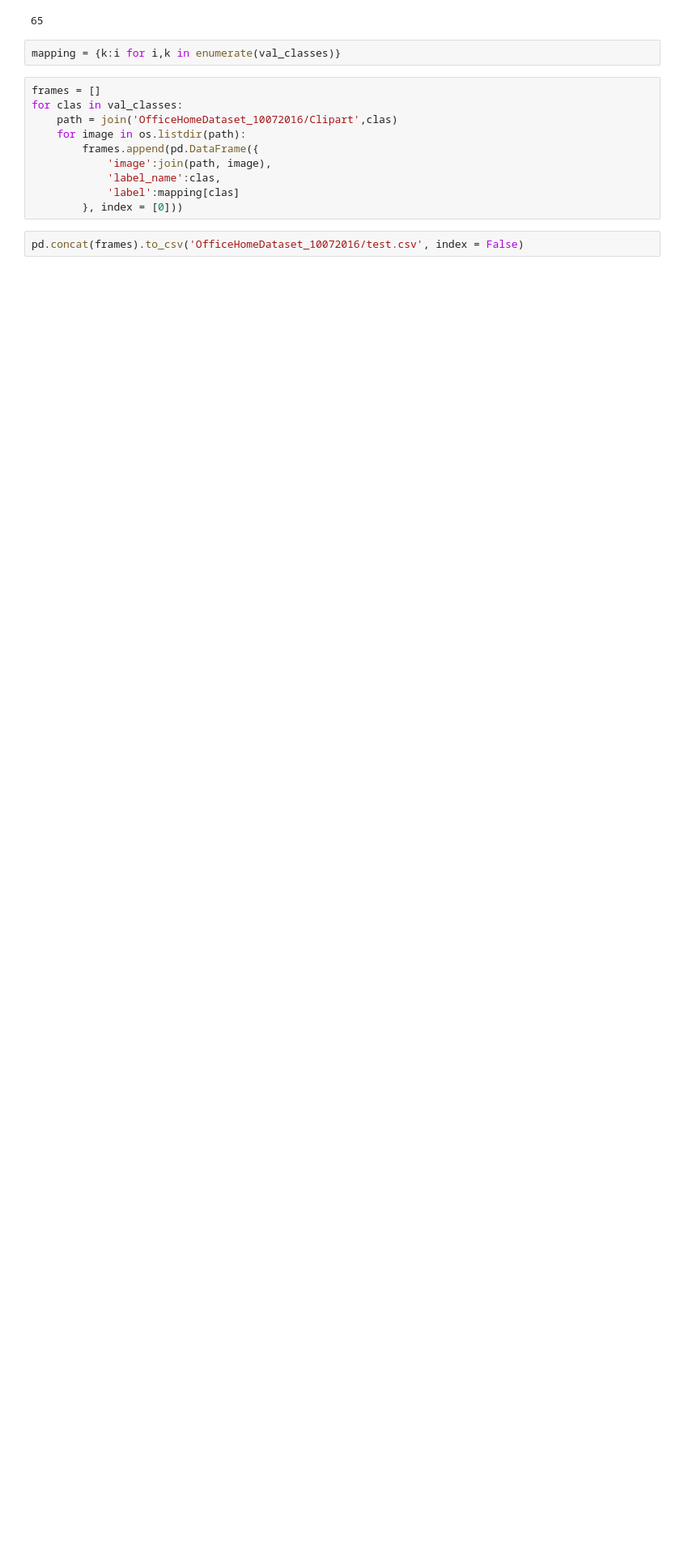
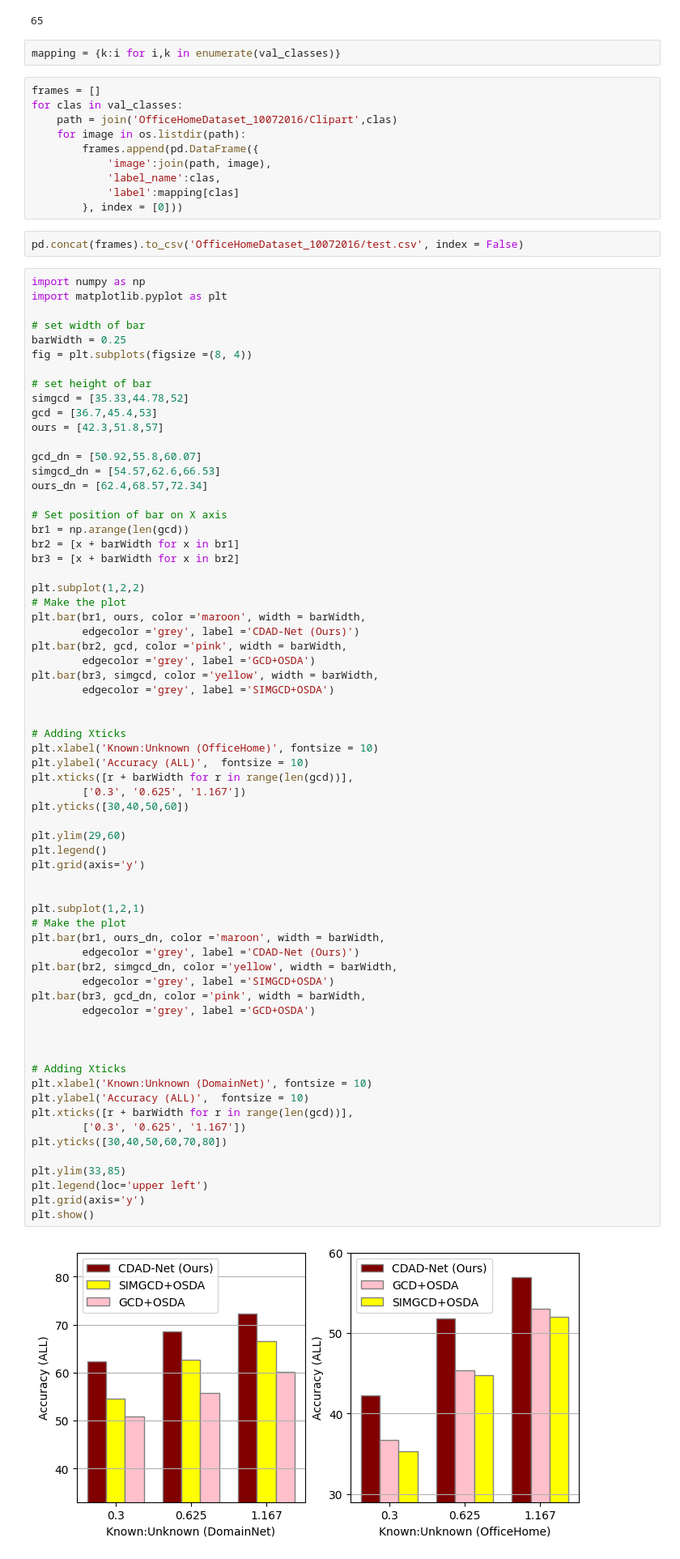
Before and after one commit to SarthakM320/CDAD-Net, a Jupyter notebook: experiments.ipynb, the cells around one changed output. Shown: that part at 81% size. Drawn from its saved outputs; the diff is of its cells as text; blank space fills up the shorter version.

```diff
--- a/experiments.ipynb
+++ b/experiments.ipynb
@@ -85,3 +85,71 @@ for clas in val_classes:
         }, index = [0]))
 # %%
 pd.concat(frames).to_csv('OfficeHomeDataset_10072016/test.csv', index = False)
+# %%
+import numpy as np
+import matplotlib.pyplot as plt
+
+# set width of bar
+barWidth = 0.25
+fig = plt.subplots(figsize =(8, 4))
+
+# set height of bar
+simgcd = [35.33,44.78,52]
+gcd = [36.7,45.4,53]
+ours = [42.3,51.8,57]
+
+gcd_dn = [50.92,55.8,60.07]
+simgcd_dn = [54.57,62.6,66.53]
+ours_dn = [62.4,68.57,72.34]
+
+# Set position of bar on X axis
+br1 = np.arange(len(gcd))
+br2 = [x + barWidth for x in br1]
+br3 = [x + barWidth for x in br2]
+
+plt.subplot(1,2,2)
+# Make the plot
+plt.bar(br1, ours, color ='maroon', width = barWidth,
+        edgecolor ='grey', label ='CDAD-Net (Ours)')
+plt.bar(br2, gcd, color ='pink', width = barWidth,
+        edgecolor ='grey', label ='GCD+OSDA')
+plt.bar(br3, simgcd, color ='yellow', width = barWidth,
+        edgecolor ='grey', label ='SIMGCD+OSDA')
+
+
+# Adding Xticks
+plt.xlabel('Known:Unknown (OfficeHome)', fontsize = 10)
+plt.ylabel('Accuracy (ALL)',  fontsize = 10)
+plt.xticks([r + barWidth for r in range(len(gcd))],
+        ['0.3', '0.625', '1.167'])
+plt.yticks([30,40,50,60])
+
+plt.ylim(29,60)
+plt.legend()
+plt.grid(axis='y')
+
+
+plt.subplot(1,2,1)
+# Make the plot
+plt.bar(br1, ours_dn, color ='maroon', width = barWidth,
+        edgecolor ='grey', label ='CDAD-Net (Ours)')
+plt.bar(br2, simgcd_dn, color ='yellow', width = barWidth,
+        edgecolor ='grey', label ='SIMGCD+OSDA')
+plt.bar(br3, gcd_dn, color ='pink', width = barWidth,
+        edgecolor ='grey', label ='GCD+OSDA')
+
+
+
+# Adding Xticks
+plt.xlabel('Known:Unknown (DomainNet)', fontsize = 10)
+plt.ylabel('Accuracy (ALL)',  fontsize = 10)
+plt.xticks([r + barWidth for r in range(len(gcd))],
+        ['0.3', '0.625', '1.167'])
+plt.yticks([30,40,50,60,70,80])
+
+plt.ylim(33,85)
+plt.legend(loc='upper left')
+plt.grid(axis='y')
+plt.show()
+# %% [output]
+[figure, added]
```
Also changed, not shown: parts of 1 cell of this notebook, 17 other files.
